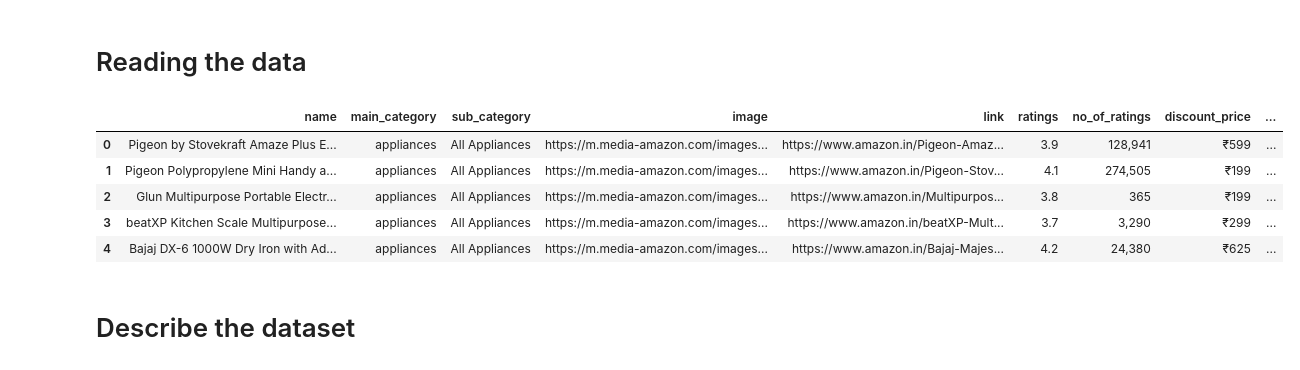
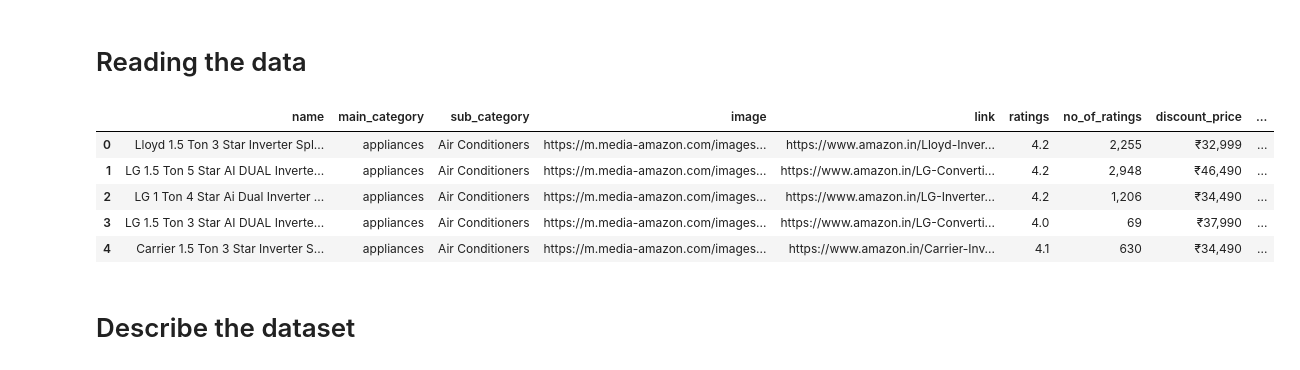
Before and after one commit to Harsh502s/Python-Assignments, a Jupyter notebook: Notebooks/Python Assignment 6 Data Viz.ipynb, the cells around one changed output. Cells and saved outputs as stored; diff of their text form; code cells hidden in the pictures.

```diff
--- a/Notebooks/Python Assignment 6 Data Viz.ipynb
+++ b/Notebooks/Python Assignment 6 Data Viz.ipynb
@@ -13,19 +13,21 @@ warnings.filterwarnings('ignore')
 # %% [markdown]
 # Reading the data
 # %%
-pd.set_option('display.max_columns', None)
-pd.set_option('display.width', 1000)
+pd.set_option("display.max_columns", None)
+pd.set_option("display.width", 1000)
 
-df = pd.read_csv(r'C:\Users\ds12\College\Python-Assignments\Dataset\AmazonAppliances.csv')
+df = pd.read_csv(
+    r"C:\Users\ds12\College\Python-Assignments\Dataset\Amazon-Products.csv", index_col=0
+)
 
 df.head()
 # %% [output]
 |  | name | main_category | sub_category | image | link | ratings | no_of_ratings | discount_price | ... |
-| 0 | Pigeon by Stovekraft Amaze Plus E... | appliances | All Appliances | https://m.media-amazon.com/images... | https://www.amazon.in/Pigeon-Amaz... | 3.9 | 128,941 | ₹599 | ... |
-| 1 | Pigeon Polypropylene Mini Handy a... | appliances | All Appliances | https://m.media-amazon.com/images... | https://www.amazon.in/Pigeon-Stov... | 4.1 | 274,505 | ₹199 | ... |
-| 2 | Glun Multipurpose Portable Electr... | appliances | All Appliances | https://m.media-amazon.com/images... | https://www.amazon.in/Multipurpos... | 3.8 | 365 | ₹199 | ... |
-| 3 | beatXP Kitchen Scale Multipurpose... | appliances | All Appliances | https://m.media-amazon.com/images... | https://www.amazon.in/beatXP-Mult... | 3.7 | 3,290 | ₹299 | ... |
-| 4 | Bajaj DX-6 1000W Dry Iron with Ad... | appliances | All Appliances | https://m.media-amazon.com/images... | https://www.amazon.in/Bajaj-Majes... | 4.2 | 24,380 | ₹625 | ... |
+| 0 | Lloyd 1.5 Ton 3 Star Inverter Spl... | appliances | Air Conditioners | https://m.media-amazon.com/images... | https://www.amazon.in/Lloyd-Inver... | 4.2 | 2,255 | ₹32,999 | ... |
+| 1 | LG 1.5 Ton 5 Star AI DUAL Inverte... | appliances | Air Conditioners | https://m.media-amazon.com/images... | https://www.amazon.in/LG-Converti... | 4.2 | 2,948 | ₹46,490 | ... |
+| 2 | LG 1 Ton 4 Star Ai Dual Inverter ... | appliances | Air Conditioners | https://m.media-amazon.com/images... | https://www.amazon.in/LG-Inverter... | 4.2 | 1,206 | ₹34,490 | ... |
+| 3 | LG 1.5 Ton 3 Star AI DUAL Inverte... | appliances | Air Conditioners | https://m.media-amazon.com/images... | https://www.amazon.in/LG-Converti... | 4.0 | 69 | ₹37,990 | ... |
+| 4 | Carrier 1.5 Ton 3 Star Inverter S... | appliances | Air Conditioners | https://m.media-amazon.com/images... | https://www.amazon.in/Carrier-Inv... | 4.1 | 630 | ₹34,490 | ... |
 # %% [markdown]
 # Describe the dataset
 # %%
```
Also changed, not shown: parts of 14 cells of this notebook.
